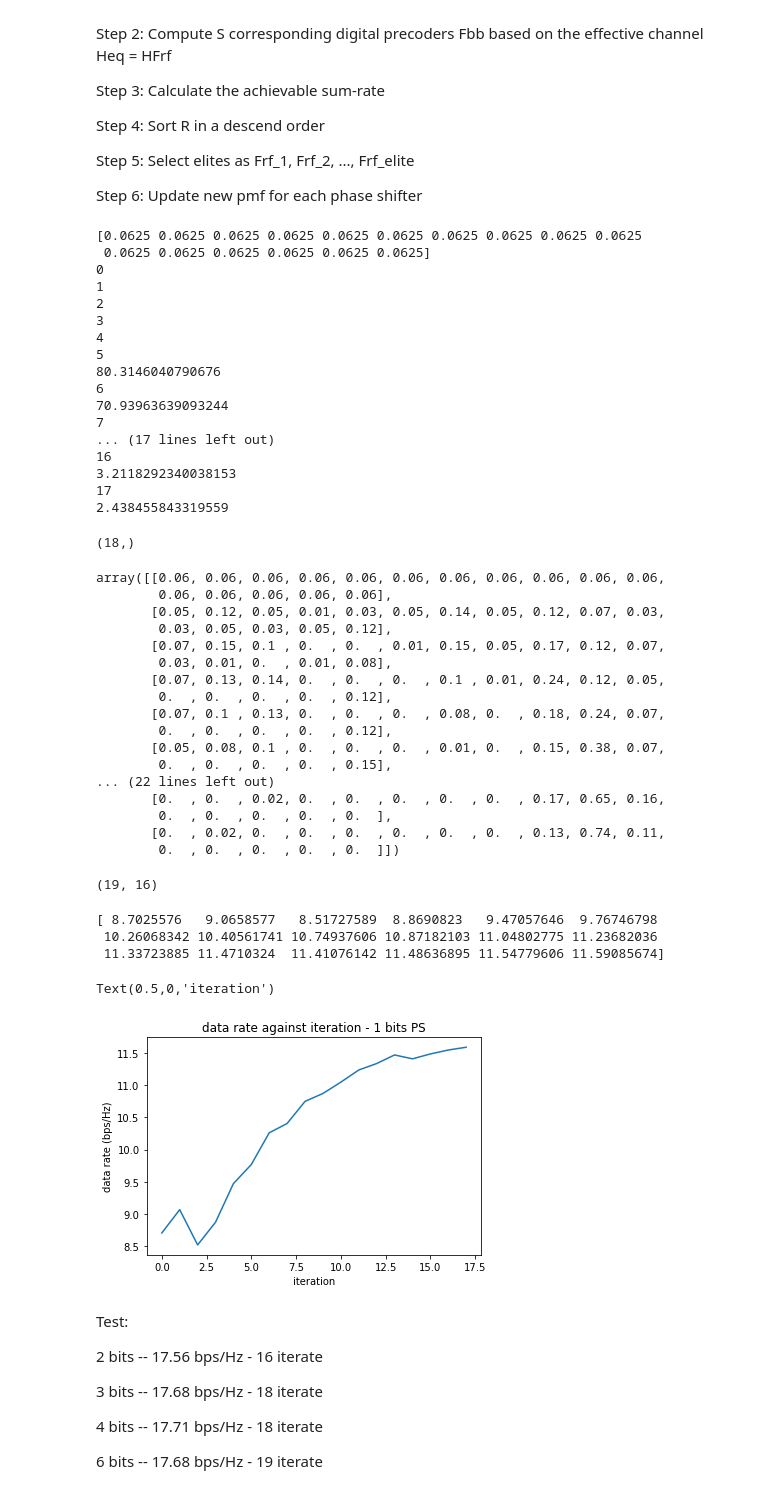
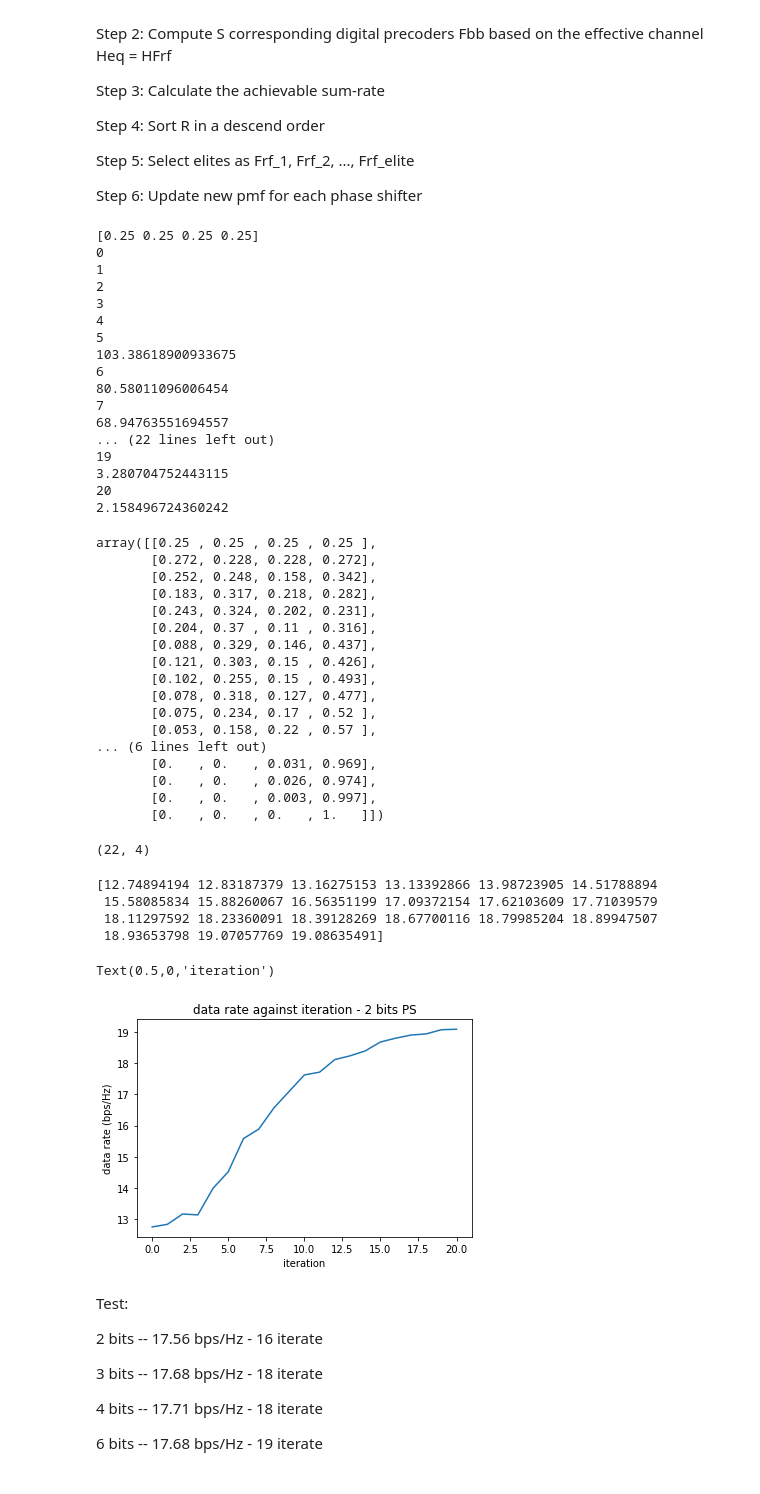
Before and after one commit to dienhoa/Cross-Entropy-Beamforming, a Jupyter notebook: cross entropy beamforming.ipynb, the cells around one changed output. Saved outputs shown, nothing was run; the diff lists cells and outputs as text; code cells hidden in the pictures.

```diff
--- a/cross entropy beamforming.ipynb
+++ b/cross entropy beamforming.ipynb
@@ -15,7 +15,8 @@ model = {}
 model['H'] = mat['H']
 model['Wopt'] = mat['Wopt']
 model['Fopt'] = mat['Fopt']
-model['Ns'] = 1 ## need to change nb of stream in channel realization, this case 1
+# model['Ns'] = mat['Ns'][0,0] ## need to change nb of stream in channel realization, this case 1
+model['Ns'] = 2
 model['Nt'] = mat['Nt'][0,0]
 model['Nr'] = mat['Nr'][0,0]
 model['Nc'] = mat['Nc'][0,0]
@@ -65,7 +70,7 @@ def phase_shifter(n_bit,n_ant):
     ps = np.zeros(nb_state,dtype=complex)
     for i in range(nb_state):
         ps[i] = w**i/np.sqrt(n_ant)
-    return np.around(ps, decimals=2)
+    return np.around(ps, decimals=3)
 
 def generate_candidat(S,model,phase_value,ps_system_proba):
     """
@@ -177,7 +182,7 @@ def data_rate(Ns,SNR,W,H,F):
 # %% [markdown]
 ### Define Phase shiter
 # %%
-nb_bit = 4
+nb_bit = 2
 nb_ps = model['Nt']*model['Nrf']
 nb_ps
 nb_state = 2**nb_bit
@@ -241,64 +243,61 @@ while ((i<nb_iterate) and (relative_std>3)):
         print(relative_std)
     i +=1
 # %% [output]
-[0.0625 0.0625 0.0625 0.0625 0.0625 0.0625 0.0625 0.0625 0.0625 0.0625
- 0.0625 0.0625 0.0625 0.0625 0.0625 0.0625]
+[0.25 0.25 0.25 0.25]
 0
 1
 2
 3
 4
 5
-80.3146040790676
+103.38618900933675
 6
-70.93963639093244
+80.58011096006454
 7
-... (17 lines left out)
-16
-3.2118292340038153
-17
-2.438455843319559
+68.94763551694557
+... (22 lines left out)
+19
+3.280704752443115
+20
+2.158496724360242
-# %%
-R_max.shape
-# %% [output]
-(18,)
 # %%
 # Evolution of pmf of 1 phase shifter
-np.around(proba_evo, decimals=2)
+np.around(proba_evo, decimals=3)
 # %% [output]
-array([[0.06, 0.06, 0.06, 0.06, 0.06, 0.06, 0.06, 0.06, 0.06, 0.06, 0.06,
-        0.06, 0.06, 0.06, 0.06, 0.06],
-       [0.05, 0.12, 0.05, 0.01, 0.03, 0.05, 0.14, 0.05, 0.12, 0.07, 0.03,
-        0.03, 0.05, 0.03, 0.05, 0.12],
-       [0.07, 0.15, 0.1 , 0.  , 0.  , 0.01, 0.15, 0.05, 0.17, 0.12, 0.07,
-        0.03, 0.01, 0.  , 0.01, 0.08],
-       [0.07, 0.13, 0.14, 0.  , 0.  , 0.  , 0.1 , 0.01, 0.24, 0.12, 0.05,
-        0.  , 0.  , 0.  , 0.  , 0.12],
-       [0.07, 0.1 , 0.13, 0.  , 0.  , 0.  , 0.08, 0.  , 0.18, 0.24, 0.07,
-        0.  , 0.  , 0.  , 0.  , 0.12],
-       [0.05, 0.08, 0.1 , 0.  , 0.  , 0.  , 0.01, 0.  , 0.15, 0.38, 0.07,
-        0.  , 0.  , 0.  , 0.  , 0.15],
-... (22 lines left out)
-       [0.  , 0.  , 0.02, 0.  , 0.  , 0.  , 0.  , 0.  , 0.17, 0.65, 0.16,
-        0.  , 0.  , 0.  , 0.  , 0.  ],
-       [0.  , 0.02, 0.  , 0.  , 0.  , 0.  , 0.  , 0.  , 0.13, 0.74, 0.11,
-        0.  , 0.  , 0.  , 0.  , 0.  ]])
+array([[0.25 , 0.25 , 0.25 , 0.25 ],
+       [0.272, 0.228, 0.228, 0.272],
+       [0.252, 0.248, 0.158, 0.342],
+       [0.183, 0.317, 0.218, 0.282],
+       [0.243, 0.324, 0.202, 0.231],
+       [0.204, 0.37 , 0.11 , 0.316],
+       [0.088, 0.329, 0.146, 0.437],
+       [0.121, 0.303, 0.15 , 0.426],
+       [0.102, 0.255, 0.15 , 0.493],
+       [0.078, 0.318, 0.127, 0.477],
+       [0.075, 0.234, 0.17 , 0.52 ],
+       [0.053, 0.158, 0.22 , 0.57 ],
+... (6 lines left out)
+       [0.   , 0.   , 0.031, 0.969],
+       [0.   , 0.   , 0.026, 0.974],
+       [0.   , 0.   , 0.003, 0.997],
+       [0.   , 0.   , 0.   , 1.   ]])
 # %%
 proba_evo.shape
 # %% [output]
-(19, 16)
+(22, 4)
 # %%
 print(R_max)
 plt.plot(R_max)
-plt.title('data rate against iteration - 1 bits PS')
+plt.title('data rate against iteration - 2 bits PS')
 plt.ylabel('data rate (bps/Hz)')
 plt.xlabel('iteration')
 # %% [output]
-[ 8.7025576   9.0658577   8.51727589  8.8690823   9.47057646  9.76746798
- 10.26068342 10.40561741 10.74937606 10.87182103 11.04802775 11.23682036
- 11.33723885 11.4710324  11.41076142 11.48636895 11.54779606 11.59085674]
+[12.74894194 12.83187379 13.16275153 13.13392866 13.98723905 14.51788894
+ 15.58085834 15.88260067 16.56351199 17.09372154 17.62103609 17.71039579
+ 18.11297592 18.23360091 18.39128269 18.67700116 18.79985204 18.89947507
+ 18.93653798 19.07057769 19.08635491]
 Text(0.5,0,'iteration')
-[figure, old version]
+[figure, new version]
 # %% [markdown]
 Test:
 
```
Also changed, not shown: parts of 27 cells of this notebook.
